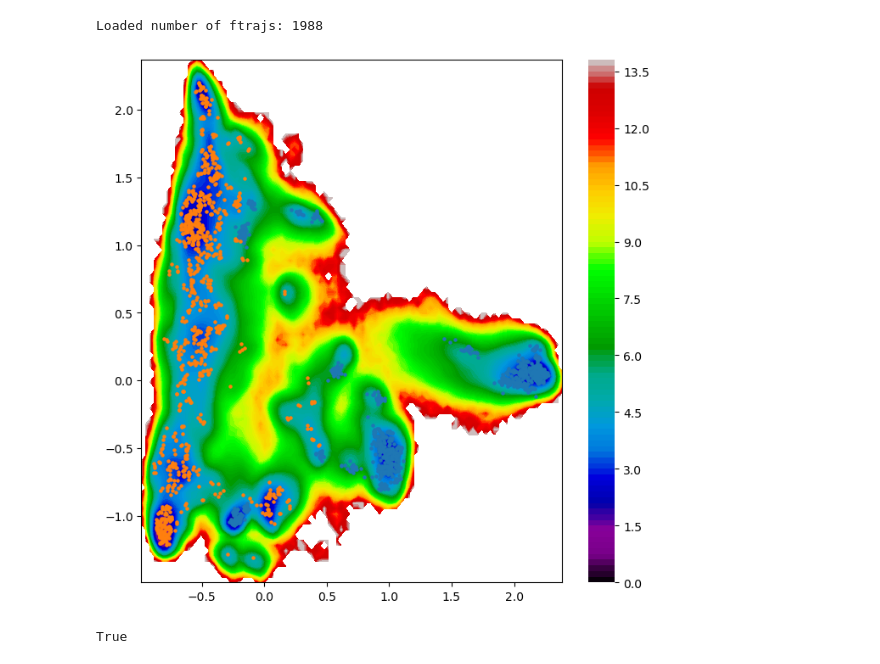
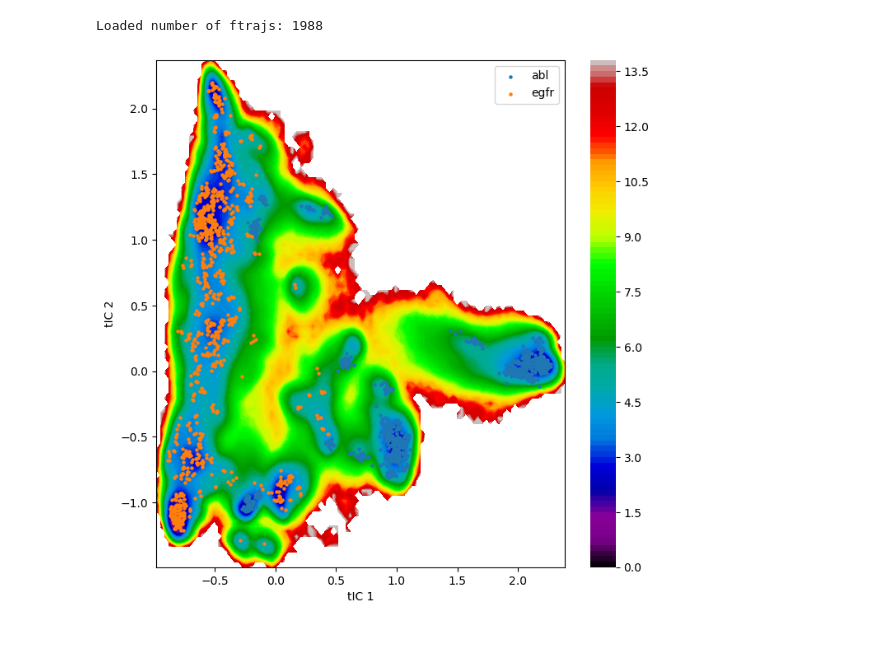
Before and after one commit to meyresearch/kinase_analysis, a Jupyter notebook: notebooks/analysis/analysis_compare_egfr-abl.ipynb, the cells around one changed output. Cells and saved outputs as stored; diff of their text form; code cells hidden in the pictures.

```diff
--- a/notebooks/analysis/analysis_compare_egfr-abl.ipynb
+++ b/notebooks/analysis/analysis_compare_egfr-abl.ipynb
@@ -77,19 +83,14 @@ traj_all = np.concatenate(abl_ttrajs + egfr_ttrajs)
 # %%
 fig, ax = plt.subplots(1, 1, figsize=(8, 8))
 fes_cmap='nipy_spectral'
 ax, contour, cbar = plot_energy2d(energy2d(traj_all[:, 0], traj_all[:, 1]), ax=ax, contourf_kws=dict(cmap=fes_cmap))
 
-ax.scatter(abl_kmeans_mod.clustercenters[:,0], abl_kmeans_mod.clustercenters[:,1], s=5)
-ax.scatter(egfr_kmeans_mod.clustercenters[:,0], egfr_kmeans_mod.clustercenters[:,1], s=5)
+ax.scatter(abl_kmeans_mod.clustercenters[:,0], abl_kmeans_mod.clustercenters[:,1], s=5, label='abl')
+ax.scatter(egfr_kmeans_mod.clustercenters[:,0], egfr_kmeans_mod.clustercenters[:,1], s=5, label='egfr')
 
 ax.set_xlabel('tIC 1')
 ax.set_ylabel('tIC 2')
-
+ax.legend()
 plt.show()
 # %% [output]
-[figure, old version]
+[figure, new version]
-# %%
-ls = [1,2,3,4]
-1 in ls
-# %% [output]
-True
```
Also changed, not shown: parts of 3 cells of this notebook, 7 other files.
